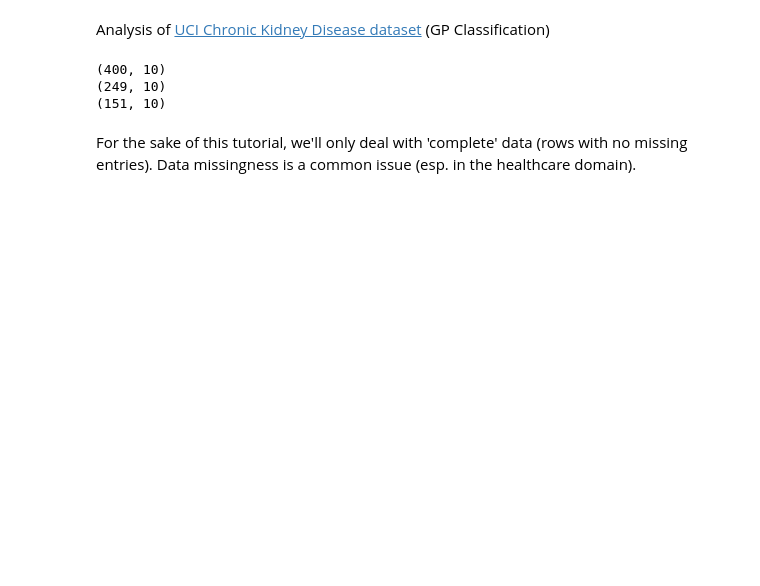
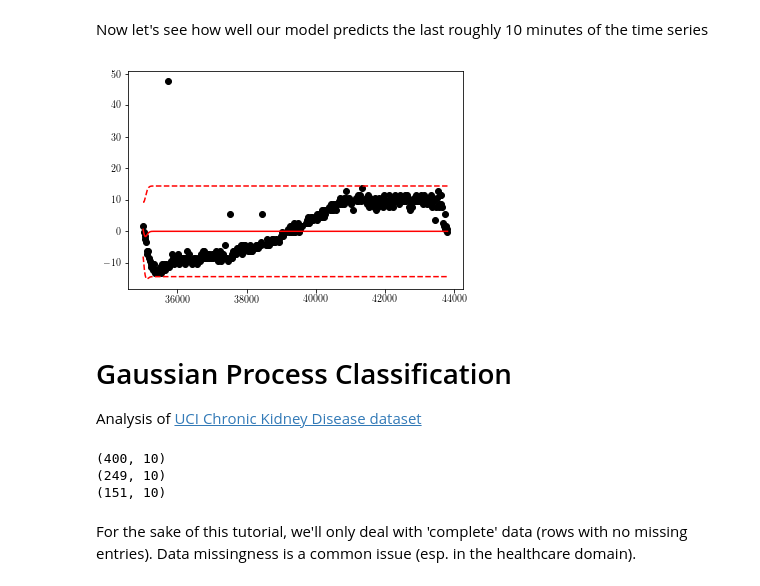
Before and after one commit to dataforager/DSA2019-gp_tutorial, a Jupyter notebook: gp_tutorial_DSA2019.ipynb, the cells around one changed output. Saved outputs shown, nothing was run; the diff lists cells and outputs as text; code cells hidden in the pictures; blank space fills up the shorter version.

```diff
--- a/gp_tutorial_DSA2019.ipynb
+++ b/gp_tutorial_DSA2019.ipynb
@@ -14,5 +134,19 @@ Generate unstructured, nonstationary time series data (**TO DO**)
+# %% [markdown]
+Now let's see how well our model predicts the last roughly 10 minutes of the time series
+# %%
+pred_Y,pred_Y_var = m.predict(test_X)
+
+plt.plot(test_X,test_Y,'ok')
+plt.plot(test_X,pred_Y,'-r')
+plt.plot(test_X,pred_Y+2*pred_Y_var**0.5,'--r')
+plt.plot(test_X,pred_Y-2*pred_Y_var**0.5,'--r')
+
+plt.show()
+# %% [output]
+[figure, added]
 # %% [markdown]
-Analysis of [UCI Chronic Kidney Disease dataset](https://archive.ics.uci.edu/ml/datasets/Chronic_Kidney_Disease) (GP Classification)
+# Gaussian Process Classification
+Analysis of [UCI Chronic Kidney Disease dataset](https://archive.ics.uci.edu/ml/datasets/Chronic_Kidney_Disease)
 # %%
 ckd_data = pd.read_csv('chronic_kidney_disease_for_DSA_9.csv',header=0)
 print(ckd_data.shape)
```
Also changed, not shown: parts of 16 cells of this notebook.
